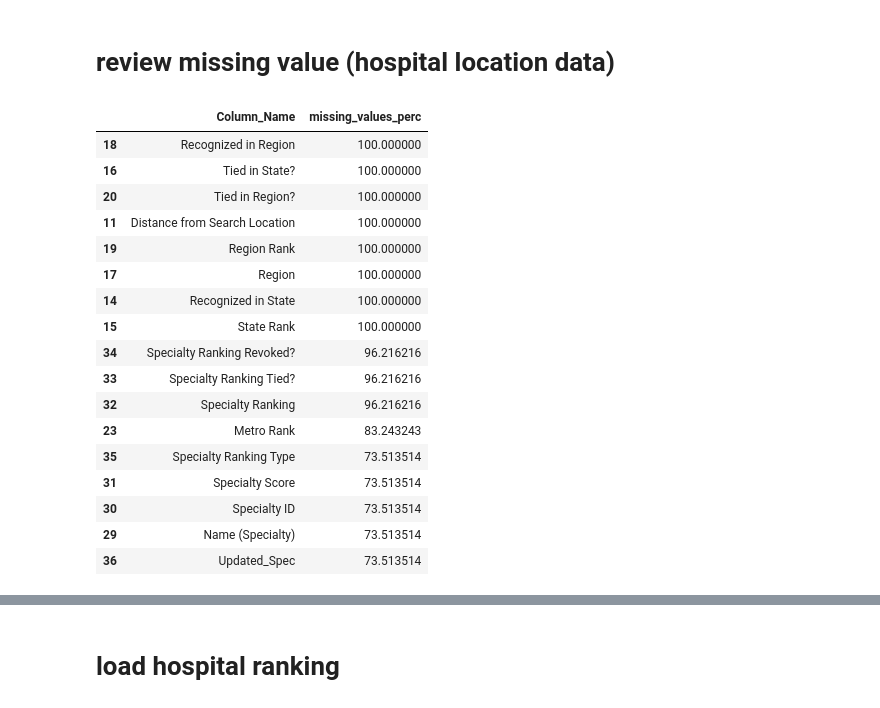
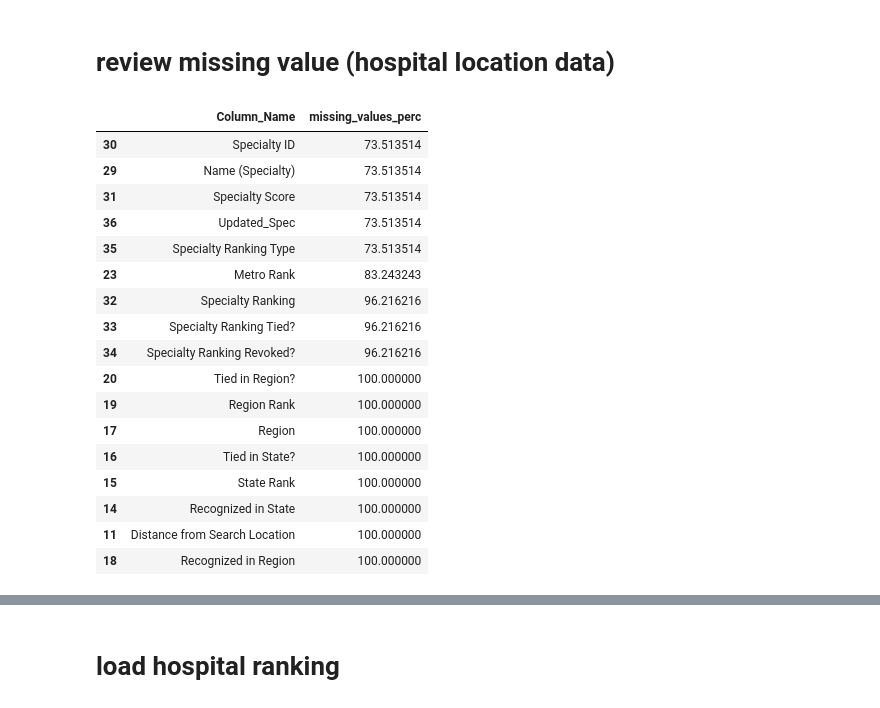
Before and after one commit to peeti-ucberkeley/Capstone-Rachael-Nithika-Andrew-Peeti, a Jupyter notebook: eda/eda-recommendation.ipynb, the cells around one changed output, grey strips where cells are left out. Cells and saved outputs as stored; diff of their text form; code cells hidden in the pictures.

```diff
--- a/eda/eda-recommendation.ipynb
+++ b/eda/eda-recommendation.ipynb
@@ -20,24 +27,25 @@ hosp_df.head()
 # %%
 missing_hosp = pd.DataFrame((hosp_df.isna().sum()/hosp_df.shape[0])*100).reset_index()
 missing_hosp.rename(columns = {'index' : 'Column_Name',
                               0 : 'missing_values_perc'}, inplace = True)
-missing_hosp.sort_values(by = 'missing_values_perc', ascending = False).query('missing_values_perc > 0')
+missing_hos_df = missing_hosp.sort_values(by = 'missing_values_perc').query('missing_values_perc > 0')
+missing_hos_df
 # %% [output]
 |  | Column_Name | missing_values_perc |
-| 18 | Recognized in Region | 100.000000 |
-| 16 | Tied in State? | 100.000000 |
+| 30 | Specialty ID | 73.513514 |
+| 29 | Name (Specialty) | 73.513514 |
+| 31 | Specialty Score | 73.513514 |
+| 36 | Updated_Spec | 73.513514 |
+| 35 | Specialty Ranking Type | 73.513514 |
+| 23 | Metro Rank | 83.243243 |
+| 32 | Specialty Ranking | 96.216216 |
+| 33 | Specialty Ranking Tied? | 96.216216 |
+| 34 | Specialty Ranking Revoked? | 96.216216 |
 | 20 | Tied in Region? | 100.000000 |
-| 11 | Distance from Search Location | 100.000000 |
 | 19 | Region Rank | 100.000000 |
 | 17 | Region | 100.000000 |
+| 16 | Tied in State? | 100.000000 |
+| 15 | State Rank | 100.000000 |
 | 14 | Recognized in State | 100.000000 |
-| 15 | State Rank | 100.000000 |
-| 34 | Specialty Ranking Revoked? | 96.216216 |
-| 33 | Specialty Ranking Tied? | 96.216216 |
-| 32 | Specialty Ranking | 96.216216 |
-| 23 | Metro Rank | 83.243243 |
-| 35 | Specialty Ranking Type | 73.513514 |
-| 31 | Specialty Score | 73.513514 |
-| 30 | Specialty ID | 73.513514 |
-| 29 | Name (Specialty) | 73.513514 |
-| 36 | Updated_Spec | 73.513514 |
+| 11 | Distance from Search Location | 100.000000 |
+| 18 | Recognized in Region | 100.000000 |
```
Also changed, not shown: parts of 199 cells of this notebook, 2 other files.
